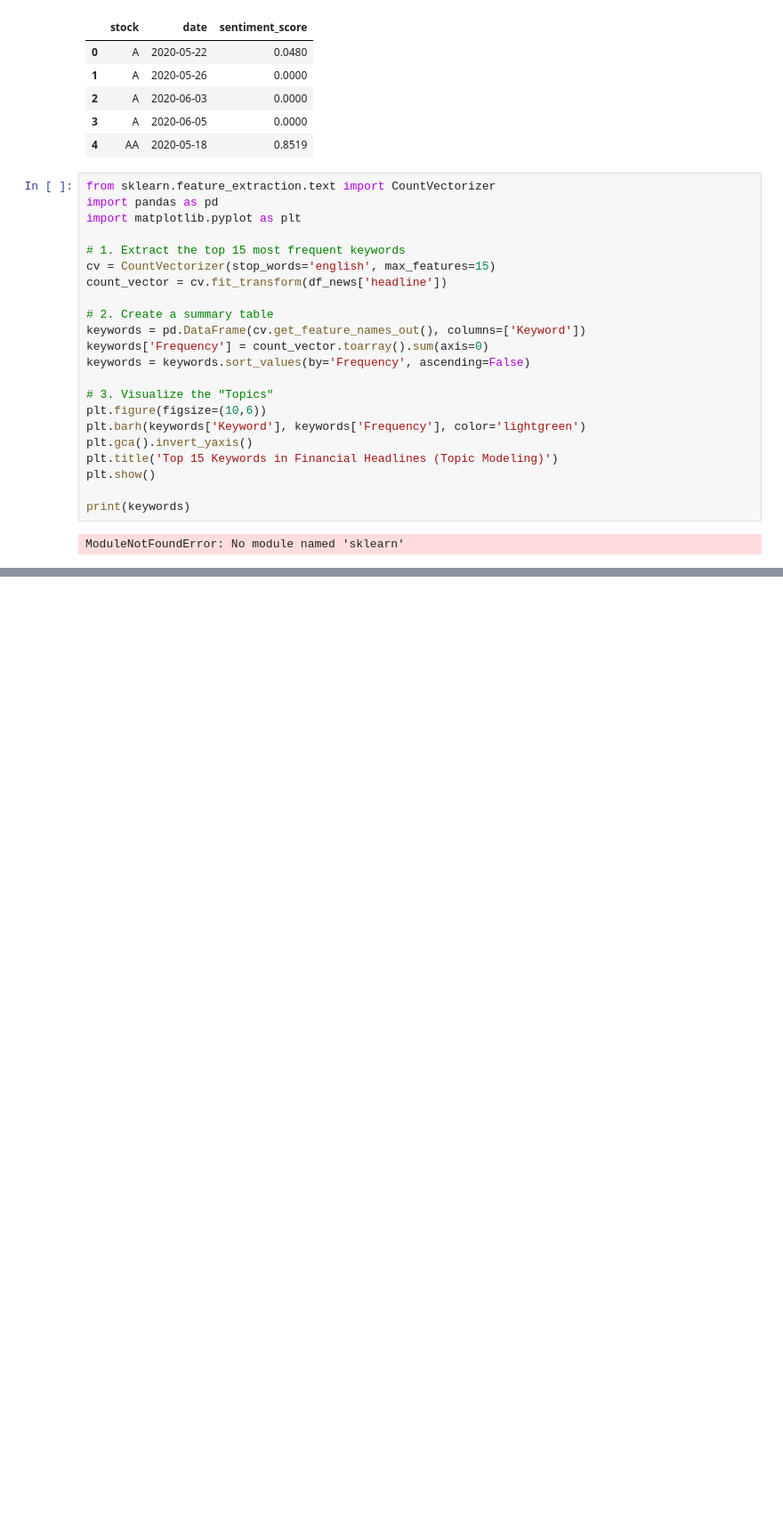
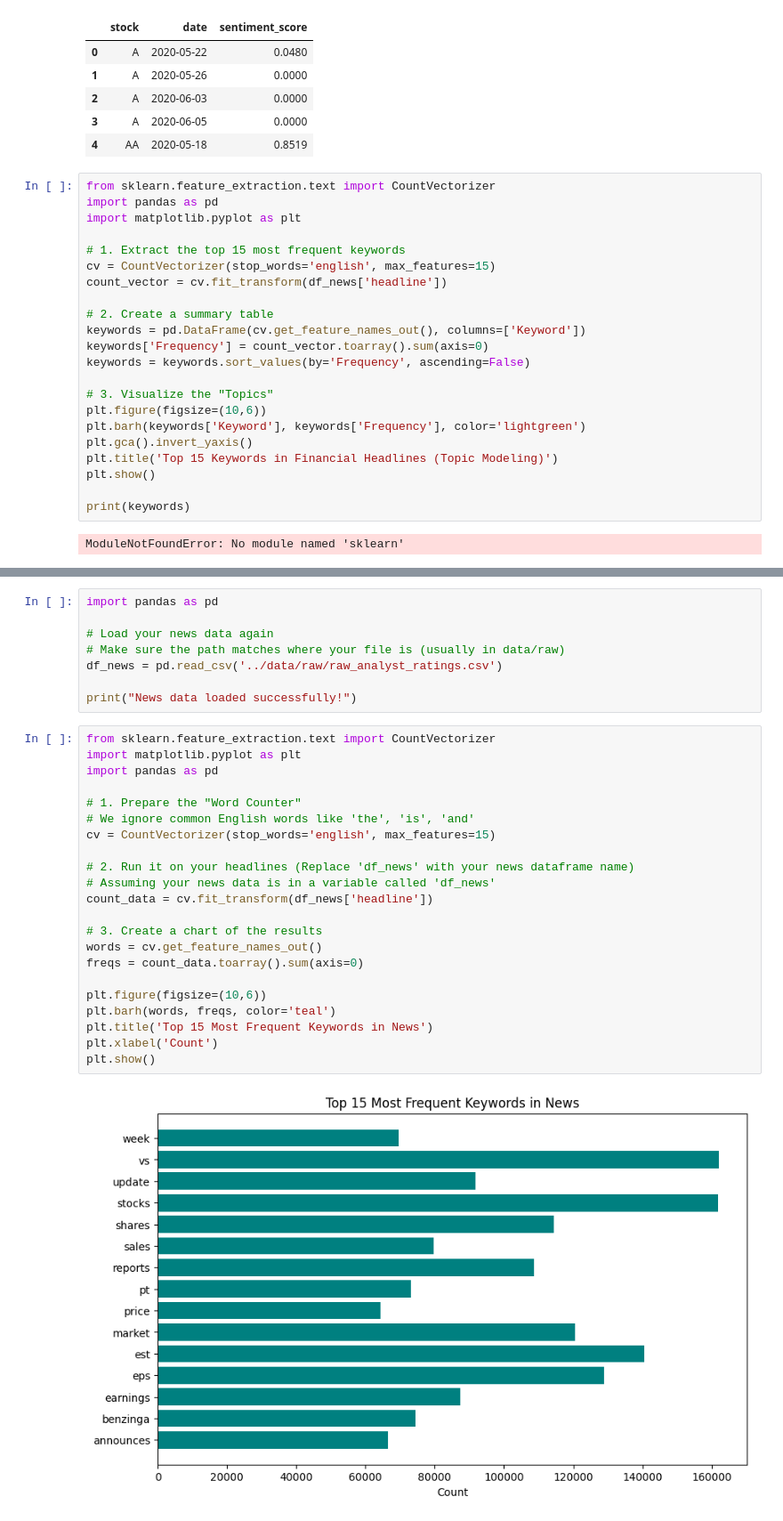
Before and after one commit to rahelchali/news-sentiment-analysis, a Jupyter notebook: notebooks/03_sentiment_analysis.ipynb, the cells around one changed output, grey strips where cells are left out. Shown at 89% size. Drawn from its saved outputs; the diff is of its cells as text; blank space fills up the shorter version.

```diff
--- a/notebooks/03_sentiment_analysis.ipynb
+++ b/notebooks/03_sentiment_analysis.ipynb
@@ -200,0 +235,32 @@ ModuleNotFoundError: No module named 'sklearn'
+# %%
+import pandas as pd
+
+# Load your news data again
+# Make sure the path matches where your file is (usually in data/raw)
+df_news = pd.read_csv('../data/raw/raw_analyst_ratings.csv')
+
+print("News data loaded successfully!")
+# %%
+from sklearn.feature_extraction.text import CountVectorizer
+import matplotlib.pyplot as plt
+import pandas as pd
+
+# 1. Prepare the "Word Counter"
+# We ignore common English words like 'the', 'is', 'and'
+cv = CountVectorizer(stop_words='english', max_features=15)
+
+# 2. Run it on your headlines (Replace 'df_news' with your news dataframe name)
+# Assuming your news data is in a variable called 'df_news'
+count_data = cv.fit_transform(df_news['headline'])
+
+# 3. Create a chart of the results
+words = cv.get_feature_names_out()
+freqs = count_data.toarray().sum(axis=0)
+
+plt.figure(figsize=(10,6))
+plt.barh(words, freqs, color='teal')
+plt.title('Top 15 Most Frequent Keywords in News')
+plt.xlabel('Count')
+plt.show()
+# %% [output]
+[figure, added]
```
Also changed, not shown: parts of 2 cells of this notebook.
